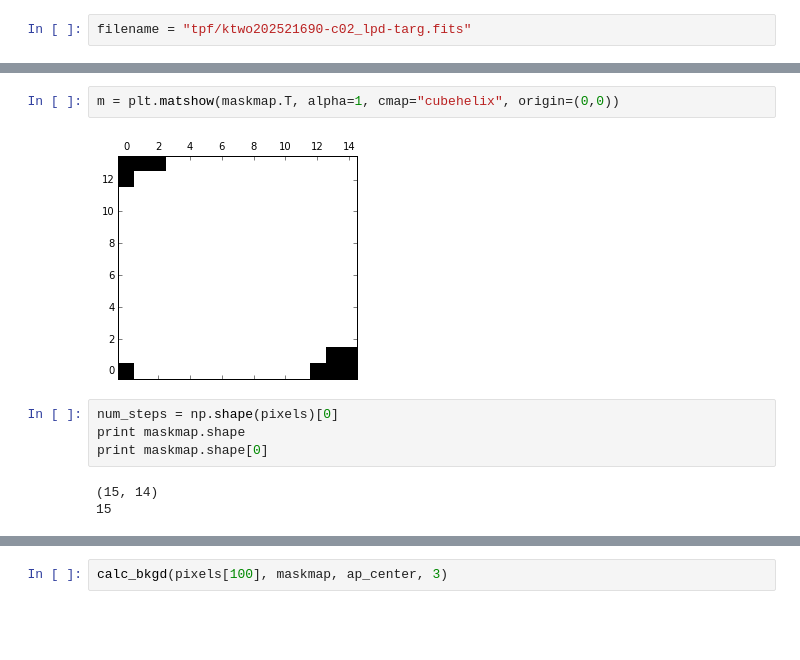
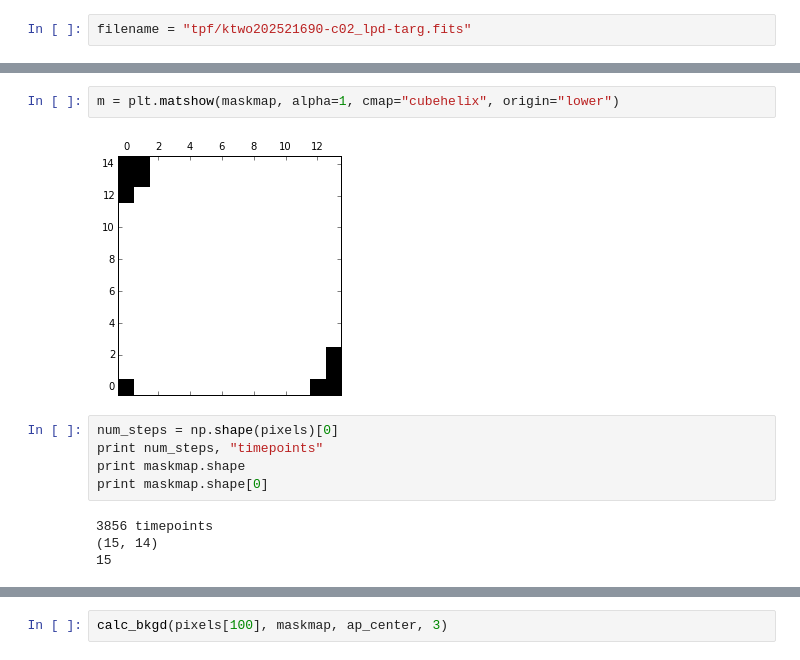
Before and after one commit to stephtdouglas/k2phot, a Jupyter notebook: test_io.ipynb, the cells around one changed output, grey strips where cells are left out. Cells and saved outputs as stored; diff of their text form; blank space fills up the shorter version.

```diff
--- a/test_io.ipynb
+++ b/test_io.ipynb
@@ -37,11 +41,13 @@ No.    Name         Type      Cards   Dimensions   Format
 # %%
-m = plt.matshow(maskmap.T, alpha=1, cmap="cubehelix", origin=(0,0))
+m = plt.matshow(maskmap, alpha=1, cmap="cubehelix", origin="lower")
 # %% [output]
-[figure, old version]
+[figure, new version]
 # %%
 num_steps = np.shape(pixels)[0]
+print num_steps, "timepoints"
 print maskmap.shape
 print maskmap.shape[0]
 # %% [output]
+3856 timepoints
 (15, 14)
 15
```
Also changed, not shown: parts of 28 cells of this notebook.
